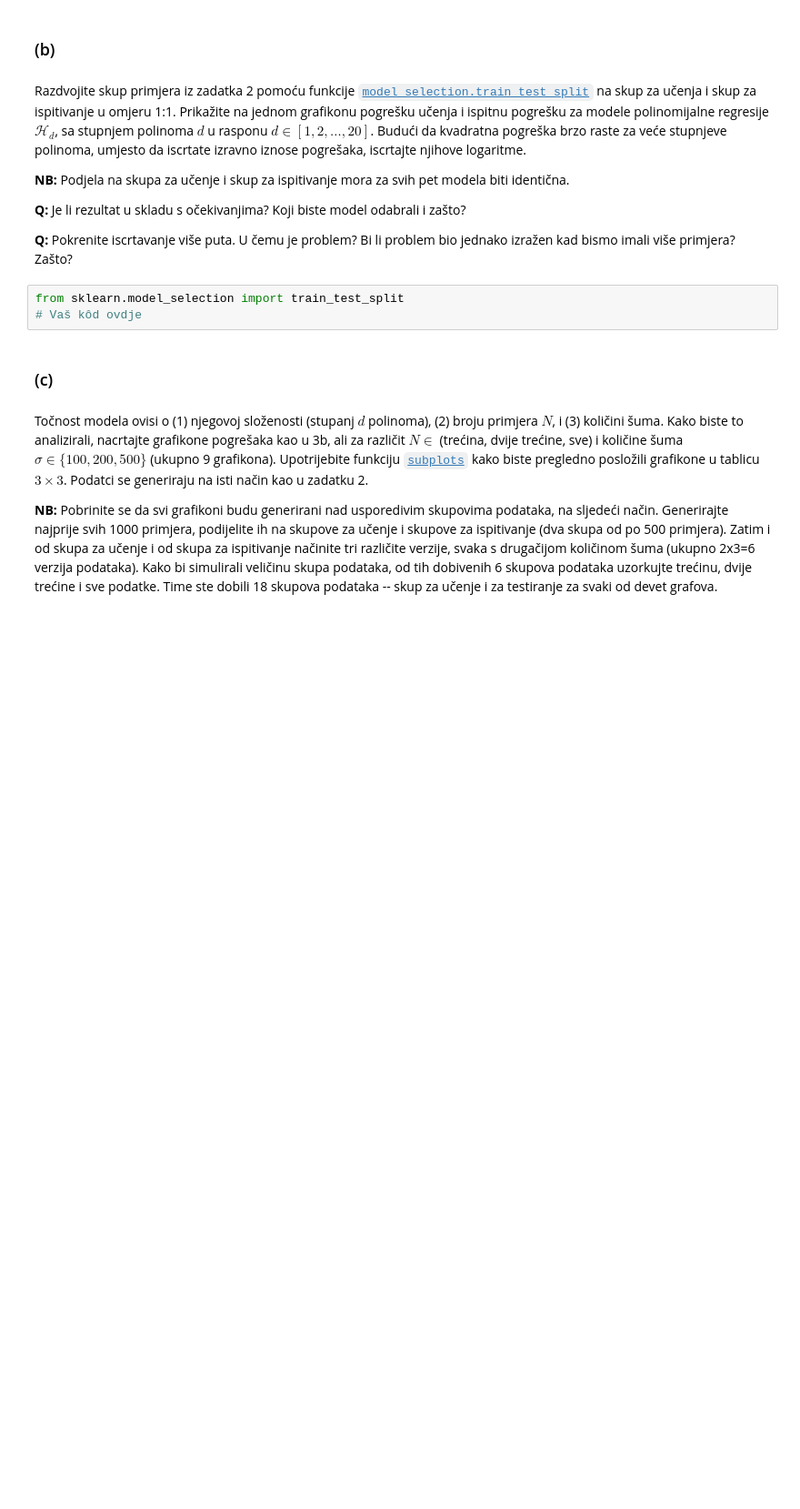
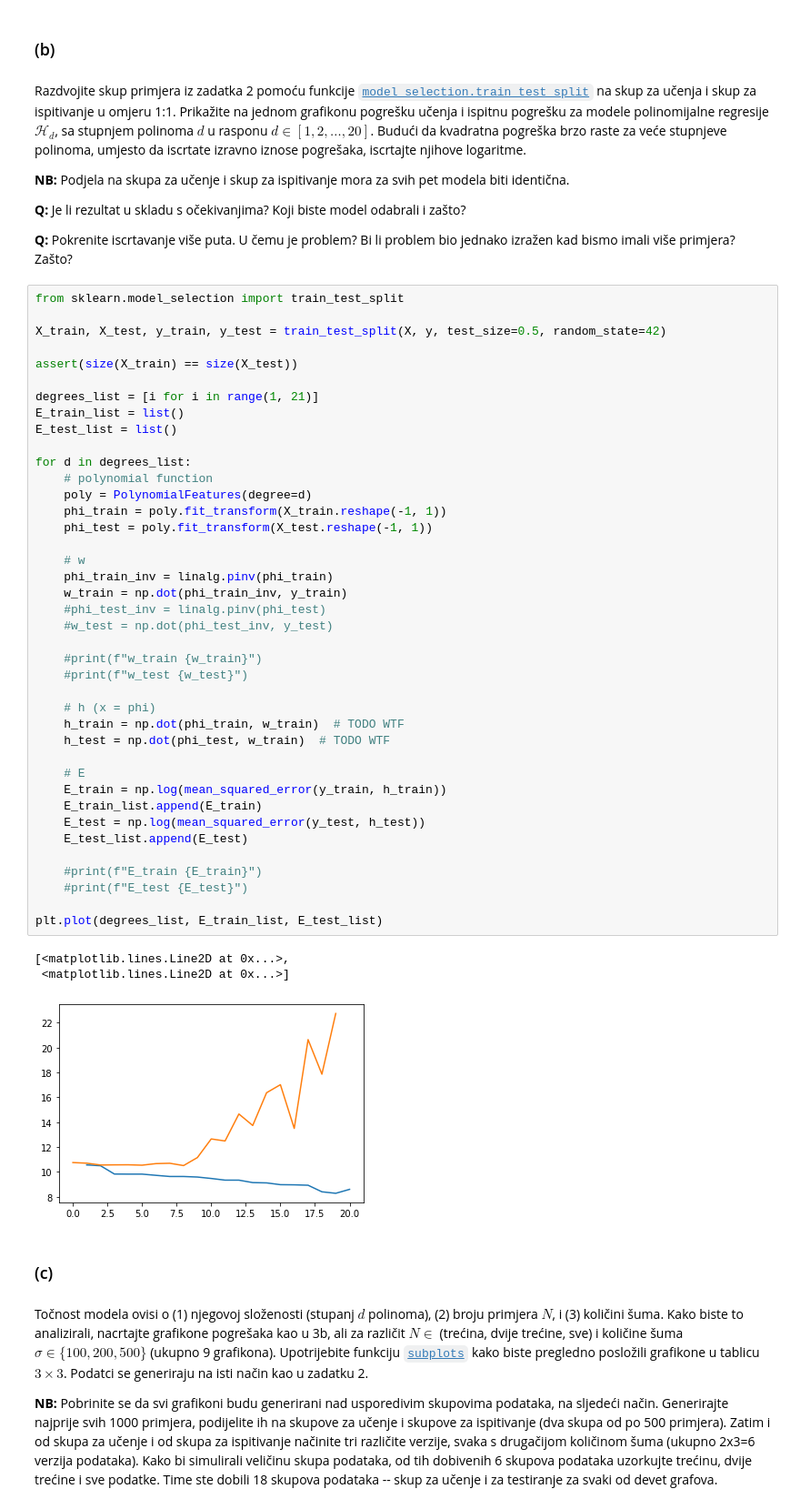
Before and after one commit to sskender/machine-learning-1, a Jupyter notebook: L03-L04-Regression/SU1-2021-03-04-Regresija.ipynb, the cells around one changed output. Shown at 91% size. Saved outputs shown, nothing was run; the diff lists cells and outputs as text; blank space fills up the shorter version.

```diff
--- a/L03-L04-Regression/SU1-2021-03-04-Regresija.ipynb
+++ b/L03-L04-Regression/SU1-2021-03-04-Regresija.ipynb
@@ -326,9 +324,50 @@ Razdvojite skup primjera iz zadatka 2 pomoću funkcije [`model_selection.train_t
 **Q:** Je li rezultat u skladu s očekivanjima? Koji biste model odabrali i zašto?
 
 **Q:** Pokrenite iscrtavanje više puta. U čemu je problem? Bi li problem bio jednako izražen kad bismo imali više primjera? Zašto?
-# %%
-from sklearn.model_selection import train_test_split
-# Vaš kôd ovdje
+# %%
+from sklearn.model_selection import train_test_split
+
+X_train, X_test, y_train, y_test = train_test_split(X, y, test_size=0.5, random_state=42)
+
+assert(size(X_train) == size(X_test))
+
+degrees_list = [i for i in range(1, 21)]
+E_train_list = list()
+E_test_list = list()
+
+for d in degrees_list:
+    # polynomial function
+    poly = PolynomialFeatures(degree=d)
+    phi_train = poly.fit_transform(X_train.reshape(-1, 1))
+    phi_test = poly.fit_transform(X_test.reshape(-1, 1))
+
+    # w
+    phi_train_inv = linalg.pinv(phi_train)
+    w_train = np.dot(phi_train_inv, y_train)
+    #phi_test_inv = linalg.pinv(phi_test)
+    #w_test = np.dot(phi_test_inv, y_test)
+
+    #print(f"w_train {w_train}")
+    #print(f"w_test {w_test}")
+
+    # h (x = phi)
+    h_train = np.dot(phi_train, w_train)  # TODO WTF
+    h_test = np.dot(phi_test, w_train)  # TODO WTF
+
+    # E
+    E_train = np.log(mean_squared_error(y_train, h_train))
+    E_train_list.append(E_train)
+    E_test = np.log(mean_squared_error(y_test, h_test))
+    E_test_list.append(E_test)
+
+    #print(f"E_train {E_train}")
+    #print(f"E_test {E_test}")
+
+plt.plot(degrees_list, E_train_list, E_test_list)
+# %% [output]
+[<matplotlib.lines.Line2D at 0x...>,
+ <matplotlib.lines.Line2D at 0x...>]
+[figure, added]
 # %% [markdown]
 ### (c)
 # %% [markdown]
```
Also changed, not shown: parts of 4 cells of this notebook.
